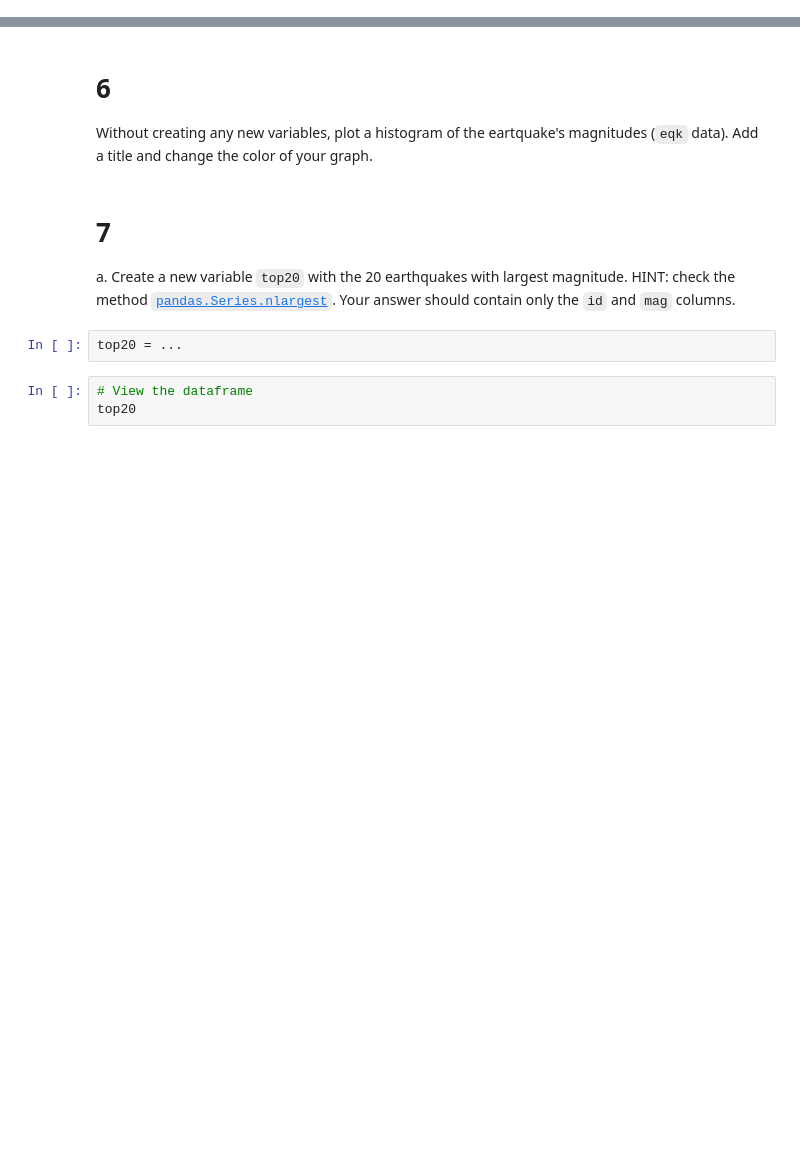
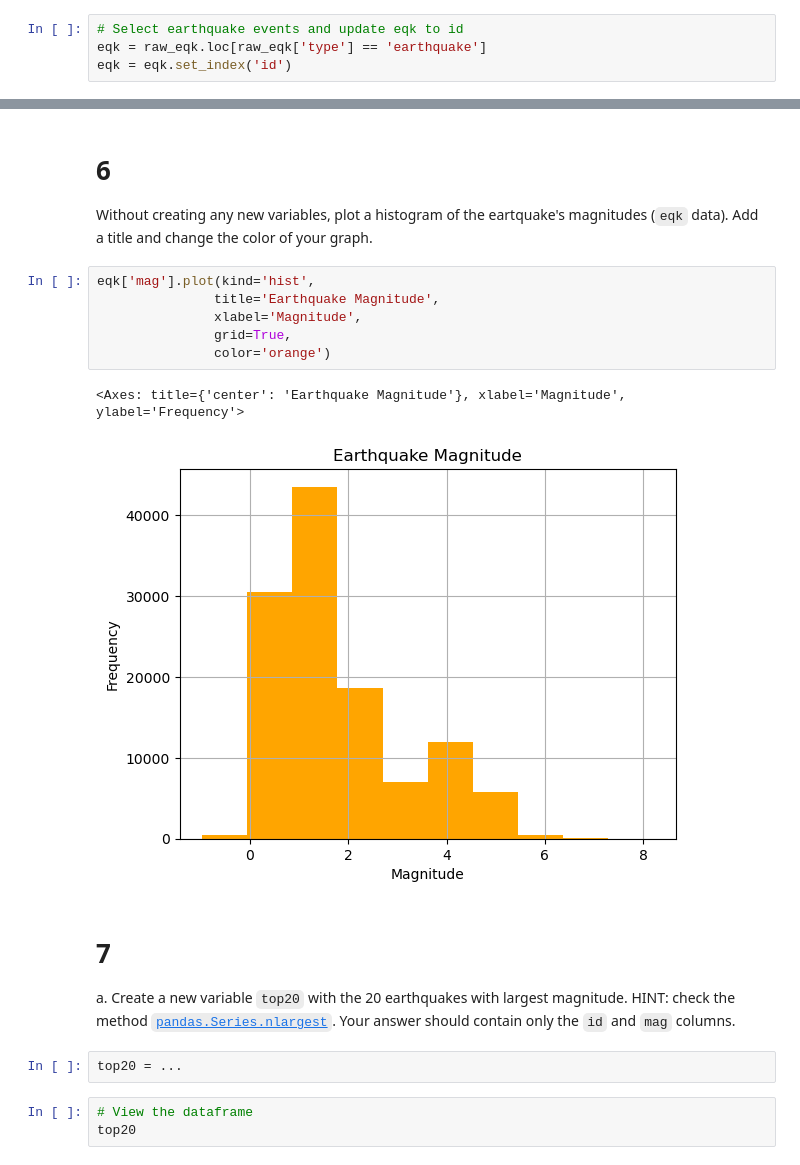
Before and after one commit to farahjstack/eds220-hwk1, a Jupyter notebook: task3/hwk1-task3-earthquakes.ipynb, the cells around one changed output, grey strips where cells are left out. Drawn from its saved outputs; the diff is of its cells as text; blank space fills up the shorter version.

```diff
--- a/task3/hwk1-task3-earthquakes.ipynb
+++ b/task3/hwk1-task3-earthquakes.ipynb
@@ -110,3 +120,7 @@ eqk = ...
+# %%
+# Select earthquake events and update eqk to id
+eqk = raw_eqk.loc[raw_eqk['type'] == 'earthquake']
+eqk = eqk.set_index('id')
 # %%
 # View the dataframe
 eqk
@@ -136,6 +179,15 @@ grader.check("q5")
 
 # 6
 Without creating any new variables, plot a histogram of the eartquake's magnitudes (`eqk` data). Add a title and change the color of your graph.
+# %%
+eqk['mag'].plot(kind='hist',
+               title='Earthquake Magnitude',
+               xlabel='Magnitude',
+               grid=True,
+               color='orange')
+# %% [output]
+<Axes: title={'center': 'Earthquake Magnitude'}, xlabel='Magnitude', ylabel='Frequency'>
+[figure, added]
 # %% [markdown]
 <!-- END QUESTION -->
 
```
Also changed, not shown: parts of 25 cells of this notebook.
